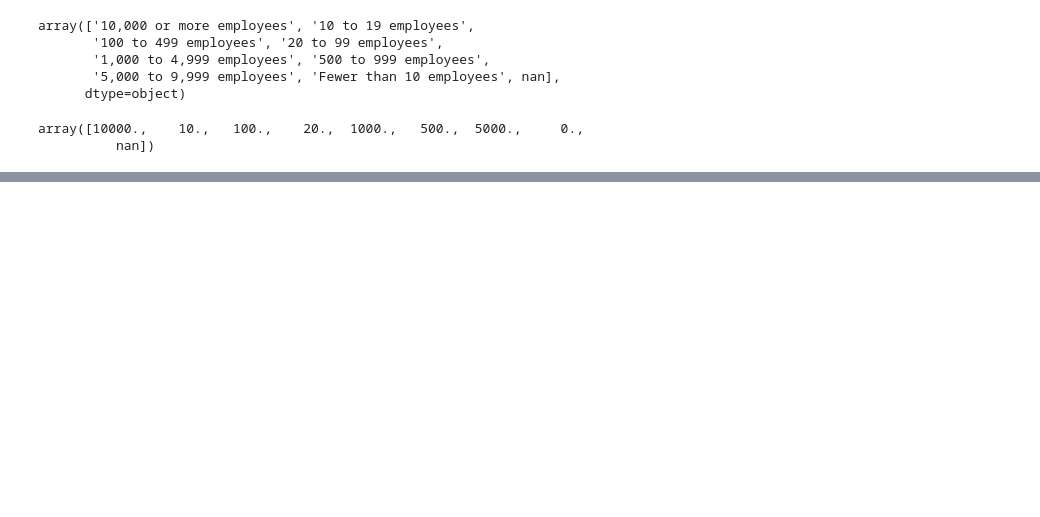
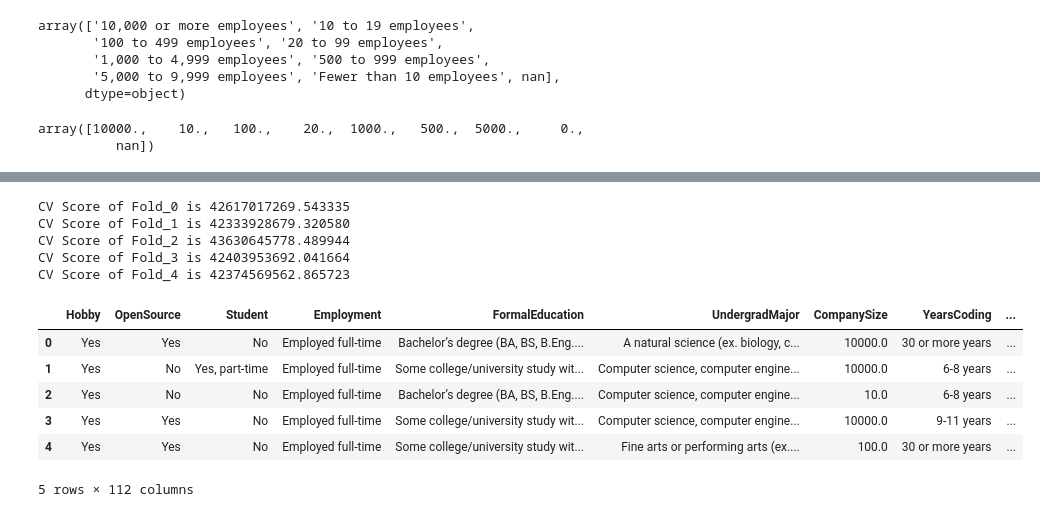
Before and after one commit to lemmingy/My_pipelines, a Jupyter notebook: liner_model.ipynb, the cells around one changed output, grey strips where cells are left out. Saved outputs shown, nothing was run; the diff lists cells and outputs as text; code cells hidden in the pictures; blank space fills up the shorter version.

```diff
--- a/liner_model.ipynb
+++ b/liner_model.ipynb
@@ -124,0 +204,65 @@ import category_encoders as ce
+# %%
+# テキストの特徴量に対してElastic-netでstacked predictionでメタ特徴量を作成する。
+# 分類にするならLogisticRegressionのペナルティを編集してElastic-netに。https://scikit-learn.org/stable/modules/generated/sklearn.linear_model.LogisticRegression.html#sklearn.linear_model.LogisticRegression
+# Foldを変えるならはここを参照 https://scikit-learn.org/stable/modules/classes.html#module-sklearn.model_selection
+# 線形モデルを変えるならここを参照 https://scikit-learn.org/stable/modules/classes.html#module-sklearn.linear_model
+# メトリクスを変えるならここを参照https://scikit-learn.org/stable/modules/classes.html#module-sklearn.metrics
+
+from sklearn.feature_extraction.text import TfidfVectorizer
+from sklearn.model_selection import StratifiedKFold
+from scipy.sparse import hstack
+from sklearn.linear_model import ElasticNet
+from sklearn.metrics import mean_squared_error
+# from sklearn.metrics import roc_auc_score
+
+SEED = 71
+NFOLDS = 5
+fold = StratifiedKFold(n_splits=NFOLDS, random_state=SEED, shuffle=True)
+fold = StratifiedKFold(n_splits=NFOLDS, random_state=SEED, shuffle=True)
+
+def text_convert(df_train, df_train_y, df_test, col, fold):
+  txt_train = df_train[col]
+  txt_train.fillna("nan", inplace = True)
+  txt_test = df_test[col]
+  txt_test.fillna("nan", inplace = True)
+
+  tfidf = TfidfVectorizer(max_features=10000)
+  txt_train = tfidf.fit_transform(txt_train)
+  txt_test = tfidf.transform(txt_test)
+
+  oof_train = np.zeros(len(df_train))
+  oof_test = np.zeros(len(df_test))
+
+  for i, (train_idx, test_idx) in enumerate(fold.split(df_train, df_train_y)):
+      train_x, train_y = txt_train[train_idx], df_train_y.iloc[train_idx]
+      test_x, test_y = txt_train[test_idx], df_train_y.iloc[test_idx]
+
+      # # LogisticRegression for 分類問題
+      # clf = LogisticRegression(penalty='elasticnet',solver='sag')
+      # clf.fit(X_tr, y_tr)
+      # y_pred = clf.predict_proba(test_x)[:,1]
+      # score = roc_auc_score(test_y, y_pred)
+      # print('CV Score of Fold_%d is %f' % (i, score))
+      # oof_test += clf.predict_proba(txt_test)[:,1]
+
+      # ElasticNet for 回帰問題
+      clf = ElasticNet(random_state=0)
+      clf.fit(train_x, train_y)
+      y_pred = clf.predict(test_x)
+      # score = mean_squared_error(test_y, y_pred)
+      # print('CV Score of Fold_%d is %f' % (i, score))
+      oof_test += clf.predict(txt_test)
+
+      oof_train[test_idx] = y_pred
+  oof_test /= NFOLDS
+
+  df_train[col+"_pred"] = oof_train
+  df_test[col+"_pred"] = oof_test
+  df_train.drop(columns = col, inplace=True)
+  df_test.drop(columns = col, inplace=True)
+  return df_train, df_test
+
+for col in lis_cols_txt:
+  df_train, df_test = text_convert(df_train, df_train_y, df_test, col, fold)
+df_train.head()
+# %% [output]
@@ -124,0 +284,12 @@ import category_encoders as ce
+CV Score of Fold_0 is 42617017269.543335
+CV Score of Fold_1 is 42333928679.320580
+CV Score of Fold_2 is 43630645778.489944
+CV Score of Fold_3 is 42403953692.041664
+CV Score of Fold_4 is 42374569562.865723
+|  | Hobby | OpenSource | Student | Employment | FormalEducation | UndergradMajor | CompanySize | YearsCoding | ... |
+| 0 | Yes | Yes | No | Employed full-time | Bachelor’s degree (BA, BS, B.Eng.... | A natural science (ex. biology, c... | 10000.0 | 30 or more years | ... |
+| 1 | Yes | No | Yes, part-time | Employed full-time | Some college/university study wit... | Computer science, computer engine... | 10000.0 | 6-8 years | ... |
+| 2 | Yes | No | No | Employed full-time | Bachelor’s degree (BA, BS, B.Eng.... | Computer science, computer engine... | 10.0 | 6-8 years | ... |
+| 3 | Yes | Yes | No | Employed full-time | Some college/university study wit... | Computer science, computer engine... | 10000.0 | 9-11 years | ... |
+| 4 | Yes | Yes | No | Employed full-time | Some college/university study wit... | Fine arts or performing arts (ex.... | 100.0 | 30 or more years | ... |
+5 rows × 112 columns
```
Also changed, not shown: parts of 15 cells of this notebook.
